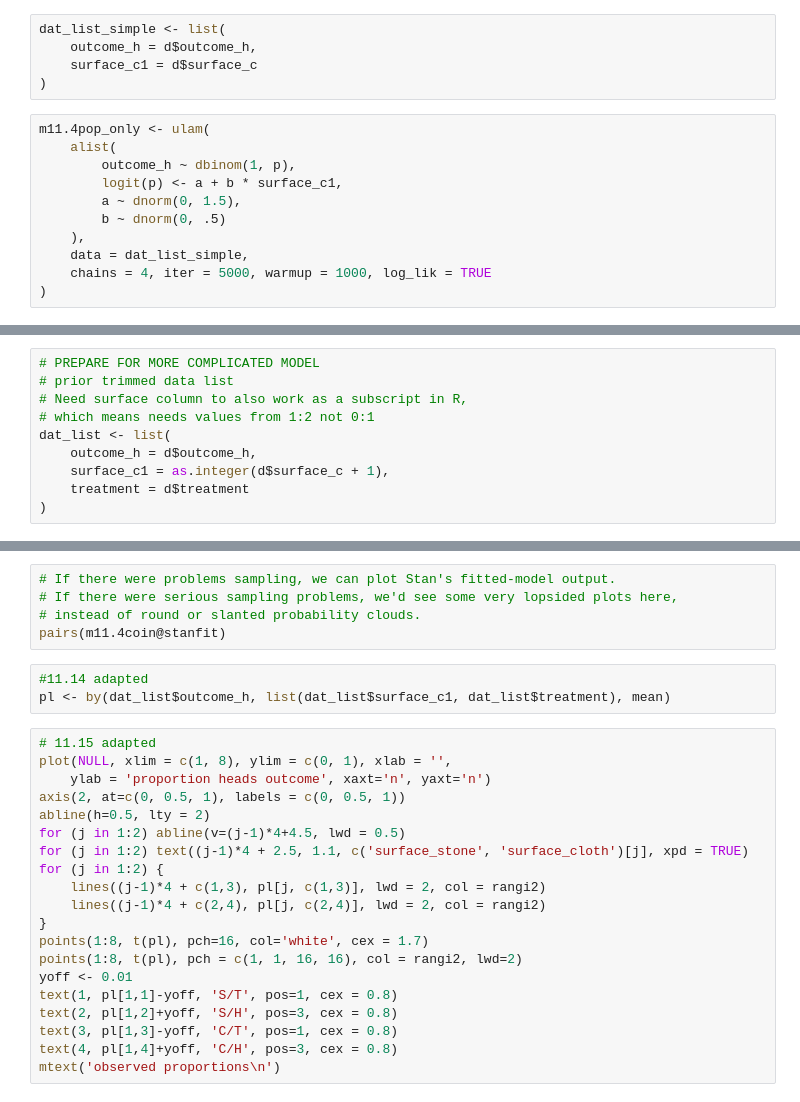
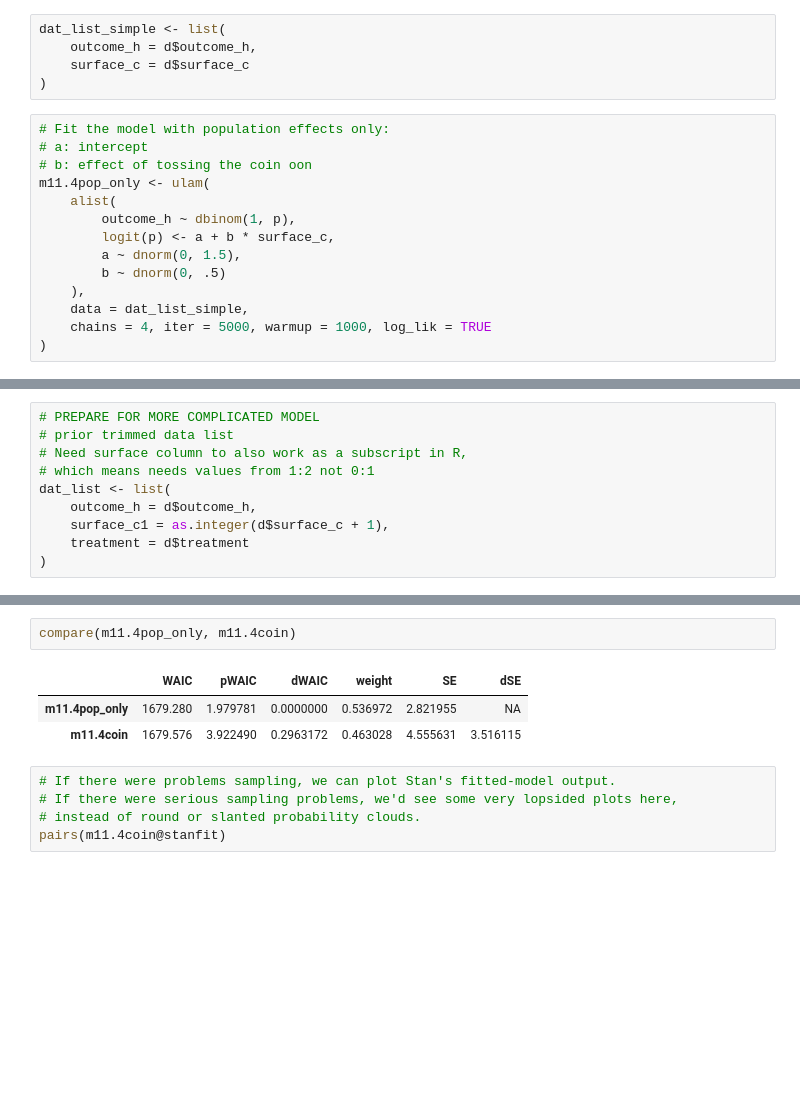
Before and after one commit to elzinga/go_nuts, a Jupyter notebook: go_nuts.ipynb, the cells around one changed output, grey strips where cells are left out. Drawn from its saved outputs; the diff is of its cells as text; blank space fills up the shorter version.

```diff
--- a/go_nuts.ipynb
+++ b/go_nuts.ipynb
@@ -130,13 +208,16 @@ dens(abs(p[,1] - p[,2]), adj = 0.1, 'Treatment effects now regularized in the pr
 # %%
 dat_list_simple <- list(
     outcome_h = d$outcome_h,
-    surface_c1 = d$surface_c
+    surface_c = d$surface_c
 )
 # %%
+# Fit the model with population effects only:
+# a: intercept
+# b: effect of tossing the coin oon
 m11.4pop_only <- ulam(
     alist(
         outcome_h ~ dbinom(1, p),
-        logit(p) <- a + b * surface_c1,
+        logit(p) <- a + b * surface_c,
         a ~ dnorm(0, 1.5),
         b ~ dnorm(0, .5)
     ),
@@ -219,28 +394,11 @@ traceplot(m11.4coin)
+# %%
+compare(m11.4pop_only, m11.4coin)
+# %% [output]
+|  | WAIC | pWAIC | dWAIC | weight | SE | dSE |
+| m11.4pop_only | 1679.280 | 1.979781 | 0.0000000 | 0.536972 | 2.821955 | NA |
+| m11.4coin | 1679.576 | 3.922490 | 0.2963172 | 0.463028 | 4.555631 | 3.516115 |
 # %%
 # If there were problems sampling, we can plot Stan's fitted-model output.
 # If there were serious sampling problems, we'd see some very lopsided plots here,
 # instead of round or slanted probability clouds.
 pairs(m11.4coin@stanfit)
-# %%
-#11.14 adapted
-pl <- by(dat_list$outcome_h, list(dat_list$surface_c1, dat_list$treatment), mean)
-# %%
-# 11.15 adapted
-plot(NULL, xlim = c(1, 8), ylim = c(0, 1), xlab = '',
-    ylab = 'proportion heads outcome', xaxt='n', yaxt='n')
-axis(2, at=c(0, 0.5, 1), labels = c(0, 0.5, 1))
-abline(h=0.5, lty = 2)
-for (j in 1:2) abline(v=(j-1)*4+4.5, lwd = 0.5)
-for (j in 1:2) text((j-1)*4 + 2.5, 1.1, c('surface_stone', 'surface_cloth')[j], xpd = TRUE)
-for (j in 1:2) {
-    lines((j-1)*4 + c(1,3), pl[j, c(1,3)], lwd = 2, col = rangi2)
-    lines((j-1)*4 + c(2,4), pl[j, c(2,4)], lwd = 2, col = rangi2)
-}
-points(1:8, t(pl), pch=16, col='white', cex = 1.7)
-points(1:8, t(pl), pch = c(1, 1, 16, 16), col = rangi2, lwd=2)
-yoff <- 0.01
-text(1, pl[1,1]-yoff, 'S/T', pos=1, cex = 0.8)
-text(2, pl[1,2]+yoff, 'S/H', pos=3, cex = 0.8)
-text(3, pl[1,3]-yoff, 'C/T', pos=1, cex = 0.8)
-text(4, pl[1,4]+yoff, 'C/H', pos=3, cex = 0.8)
-mtext('observed proportions\n')
```
Also changed, not shown: parts of 22 cells of this notebook.
